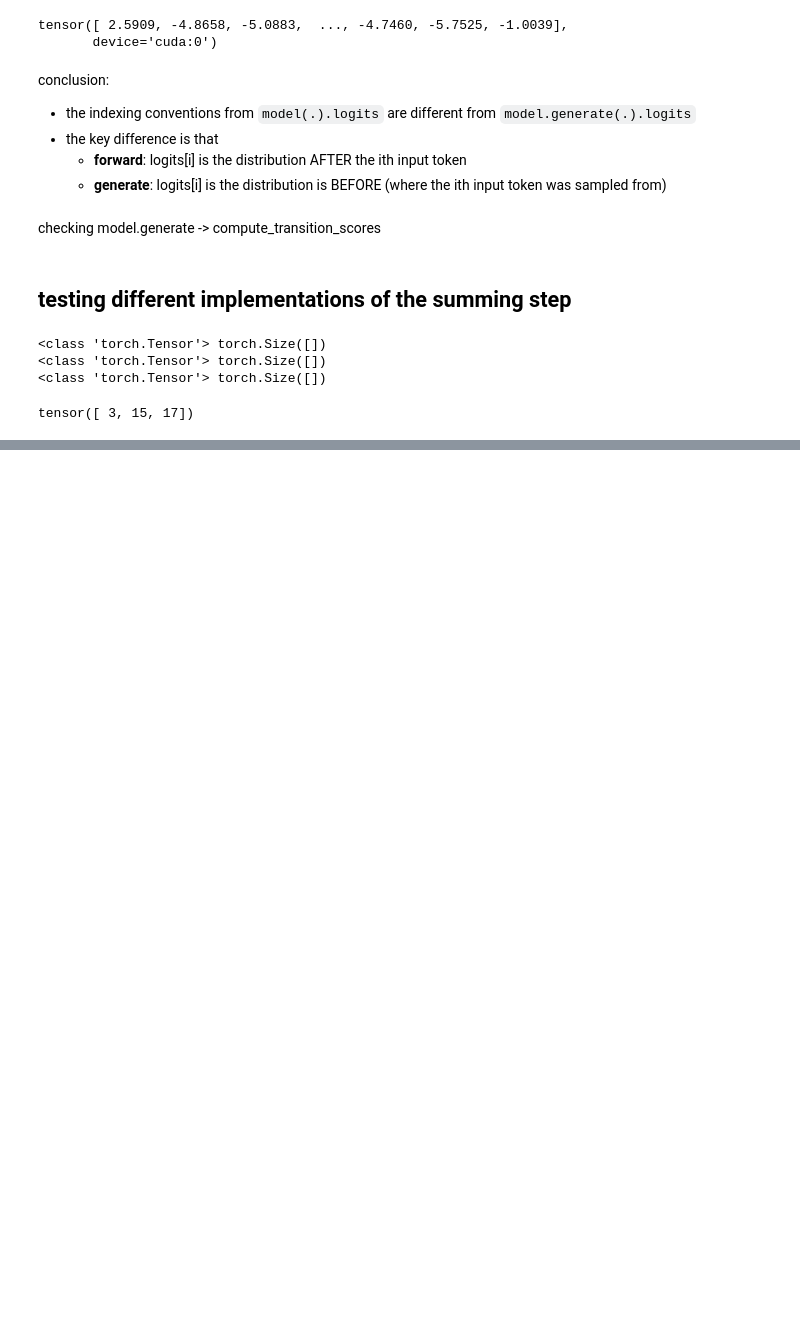
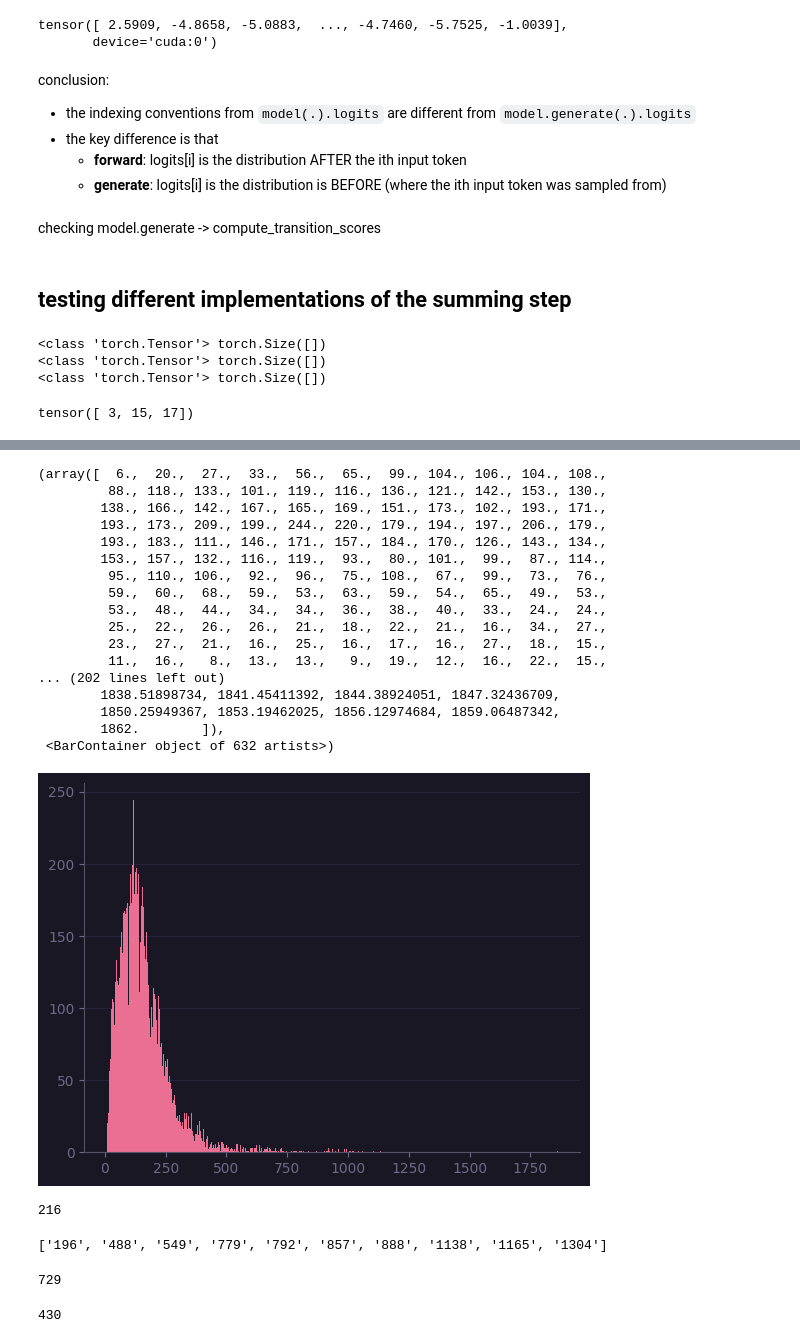
Before and after one commit to matt-seb-ho/gfn_ntp, a Jupyter notebook: notebooks/gfn_sprint.ipynb, the cells around one changed output, grey strips where cells are left out. Drawn from its saved outputs; the diff is of its cells as text; code cells hidden in the pictures; blank space fills up the shorter version.

```diff
--- a/notebooks/gfn_sprint.ipynb
+++ b/notebooks/gfn_sprint.ipynb
@@ -579,0 +645,42 @@ def impl2(A, start, stop):
+# %%
+initial_state_lengths = []
+big_is = {}
+for i, e in train_data.items():
+    t = e["traced_tactics"][0]
+    l = len(t["state_before"])
+    initial_state_lengths.append(l)
+    if l > 500:
+        big_is[i] = l
+# %%
+plt.hist(initial_state_lengths, bins=len(set(initial_state_lengths)))
+# %% [output]
+(array([  6.,  20.,  27.,  33.,  56.,  65.,  99., 104., 106., 104., 108.,
+         88., 118., 133., 101., 119., 116., 136., 121., 142., 153., 130.,
+        138., 166., 142., 167., 165., 169., 151., 173., 102., 193., 171.,
+        193., 173., 209., 199., 244., 220., 179., 194., 197., 206., 179.,
+        193., 183., 111., 146., 171., 157., 184., 170., 126., 143., 134.,
+        153., 157., 132., 116., 119.,  93.,  80., 101.,  99.,  87., 114.,
+         95., 110., 106.,  92.,  96.,  75., 108.,  67.,  99.,  73.,  76.,
+         59.,  60.,  68.,  59.,  53.,  63.,  59.,  54.,  65.,  49.,  53.,
+         53.,  48.,  44.,  34.,  34.,  36.,  38.,  40.,  33.,  24.,  24.,
+         25.,  22.,  26.,  26.,  21.,  18.,  22.,  21.,  16.,  34.,  27.,
+         23.,  27.,  21.,  16.,  25.,  16.,  17.,  16.,  27.,  18.,  15.,
+         11.,  16.,   8.,  13.,  13.,   9.,  19.,  12.,  16.,  22.,  15.,
+... (202 lines left out)
+        1838.51898734, 1841.45411392, 1844.38924051, 1847.32436709,
+        1850.25949367, 1853.19462025, 1856.12974684, 1859.06487342,
+        1862.        ]),
+ <BarContainer object of 632 artists>)
+[figure, added]
+# %%
+len(big_is)
+# %% [output]
+216
+# %%
+list(big_is.keys())[:10]
+# %% [output]
+['196', '488', '549', '779', '792', '857', '888', '1138', '1165', '1304']
+# %%
+big_is['196']
+# %% [output]
+729
@@ -579,0 +689,4 @@ def impl2(A, start, stop):
+# %%
+len(tokenizer.encode(is196))
+# %% [output]
+430
```
Also changed, not shown: parts of 10 cells of this notebook, 1 other file.
